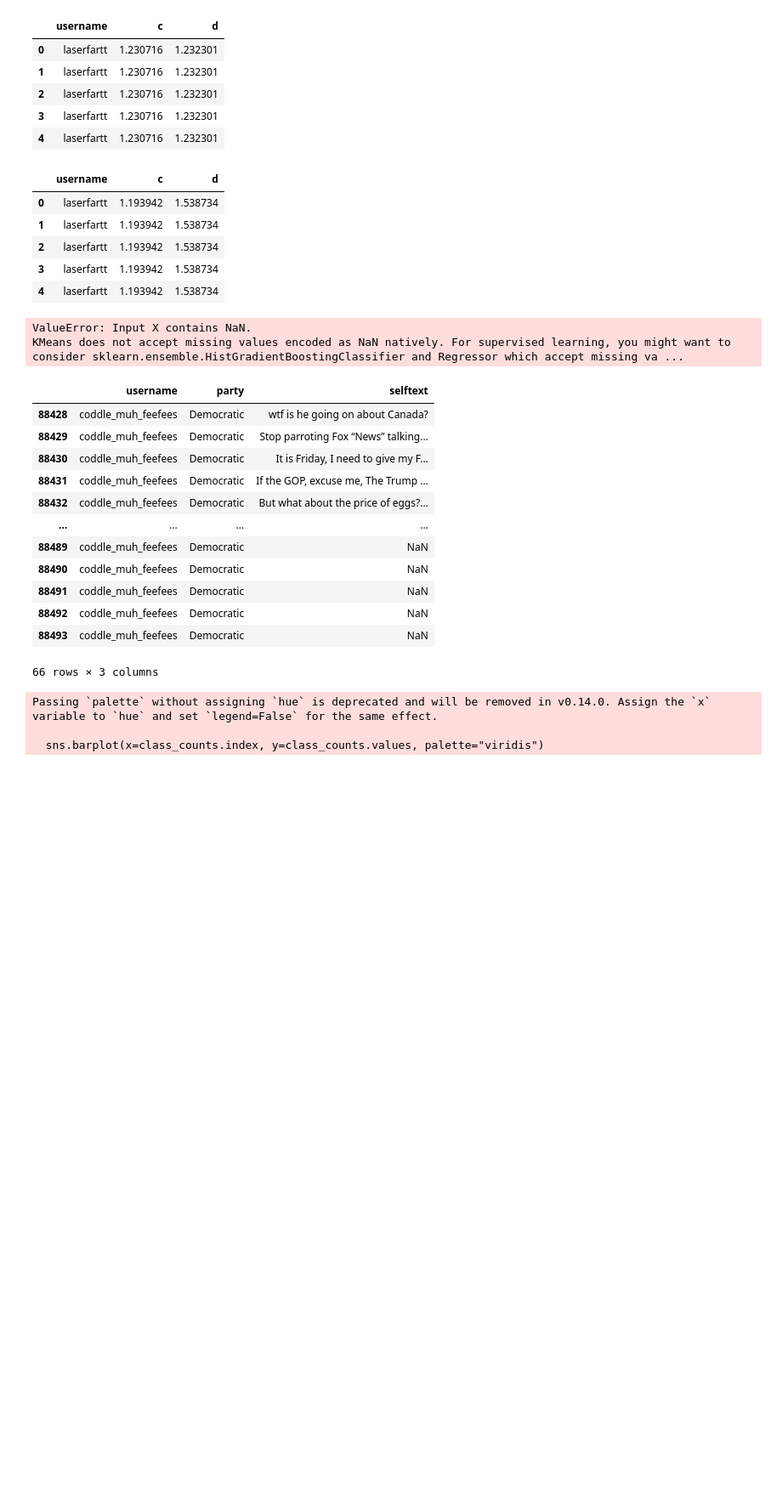
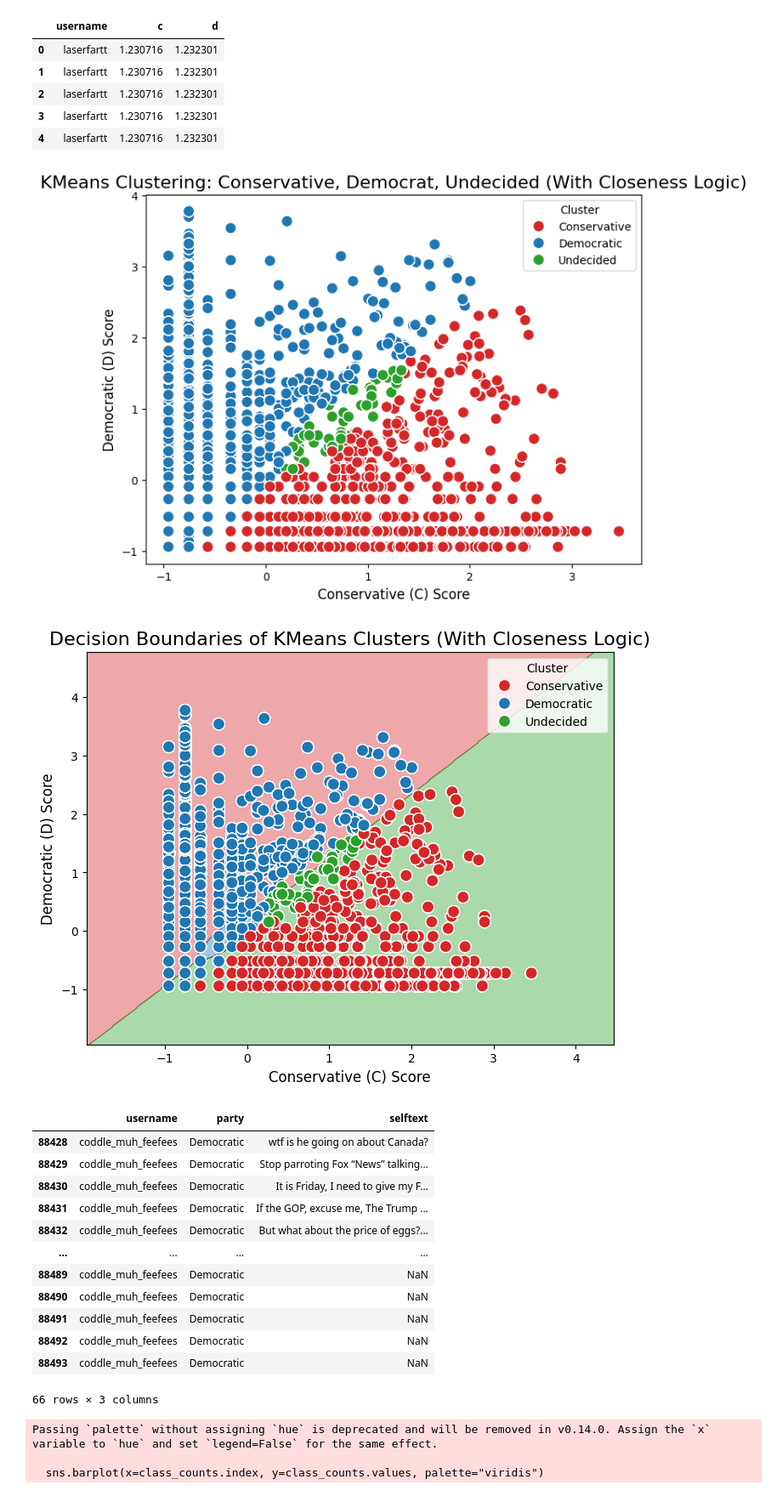
Before and after one commit to edo-lucio/predicting-political-view, a Jupyter notebook: nb.ipynb, the cells around one changed output. Shown at 85% size. Saved outputs shown, nothing was run; the diff lists cells and outputs as text; code cells hidden in the pictures; blank space fills up the shorter version.

```diff
--- a/nb.ipynb
+++ b/nb.ipynb
@@ -159,4 +159,4 @@ def transform_data(df):
     return transformed_data
 # %%
 transformed_data = transform_data(filtered_data)
-transformed_data_prime = transform_data(data)
+# transformed_data_prime = transform_data(data)
@@ -248,8 +200,10 @@ def add_party_scores(data: pd.DataFrame) -> pd.DataFrame:
     # Merge the pivoted data back into the original data
     result = data.merge(right=pivoted, on="username", how="left")
 
+    return result
+
 transformed_data = add_party_scores(transformed_data)
-transformed_data_prime = add_party_scores(transformed_data_prime)
+# transformed_data_prime = add_party_scores(transformed_data_prime)
 # %%
 import seaborn as sns
 import matplotlib.pyplot as plt
@@ -272,15 +226,6 @@ transformed_data[["username", "c", "d"]].head()
 | 2 | laserfartt | 1.230716 | 1.232301 |
 | 3 | laserfartt | 1.230716 | 1.232301 |
 | 4 | laserfartt | 1.230716 | 1.232301 |
-# %%
-transformed_data_prime[["username", "c", "d"]].head()
-# %% [output]
-|  | username | c | d |
-| 0 | laserfartt | 1.193942 | 1.538734 |
-| 1 | laserfartt | 1.193942 | 1.538734 |
-| 2 | laserfartt | 1.193942 | 1.538734 |
-| 3 | laserfartt | 1.193942 | 1.538734 |
-| 4 | laserfartt | 1.193942 | 1.538734 |
 # %%
 from sklearn.cluster import KMeans
 from sklearn.preprocessing import StandardScaler
@@ -367,8 +312,6 @@ def plot_decision_boundaries(xx, yy, penalty_labels, custom_cmap, data, x_featur
     plt.legend(title="Cluster", loc='best')
     plt.show()
 
-
-
 def detect_parties(data, proximity_threshold=1.5, plot_data=False):
     """Process data through clustering and visualization pipeline."""
     def plot(data):
@@ -408,36 +351,36 @@ def detect_parties(data, proximity_threshold=1.5, plot_data=False):
     # Calculate score differences
     score_differences = centroids[:, 0] - centroids[:, 1]
     global conservative_cluster, democratic_cluster, undecided_cluster
     undecided_cluster = np.argmin(np.abs(score_differences))
     conservative_cluster = np.argmax(score_differences)
     democratic_cluster = 3 - undecided_cluster - conservative_cluster
 
     # Map numeric clusters to descriptive labels
     cluster_labels = {
         conservative_cluster: "Conservative",
         democratic_cluster: "Democratic",
         undecided_cluster: "Undecided"
     }
 
     # Assign clusters with penalty logic
     labels_with_penalty = assign_clusters_with_penalty(X, centroids, proximity_threshold)
 
     # Map clusters to descriptive labels
     data['party'] = map_cluster_labels(labels_with_penalty, cluster_labels)
 
     if plot_data:
         plot(data)
 
     return data
 
 
 
 # Apply process to both datasets
-# # transformed_data = detect_parties(transformed_data, 1.5, plot_data=True)
+transformed_data = detect_parties(transformed_data, 1.5, plot_data=True)
 transformed_data_prime = detect_parties(transformed_data_prime)
 # %% [output]
-ValueError: Input X contains NaN.
-KMeans does not accept missing values encoded as NaN natively. For supervised learning, you might want to consider sklearn.ensemble.HistGradientBoostingClassifier and Regressor which accept missing va ...
+[figure, added]
+[figure, added]
 # %%
 transformed_data[transformed_data["username"] == "coddle_muh_feefees"][["username", "party", "selftext"]]
 # %% [output]
```
Also changed, not shown: parts of 14 cells of this notebook.
